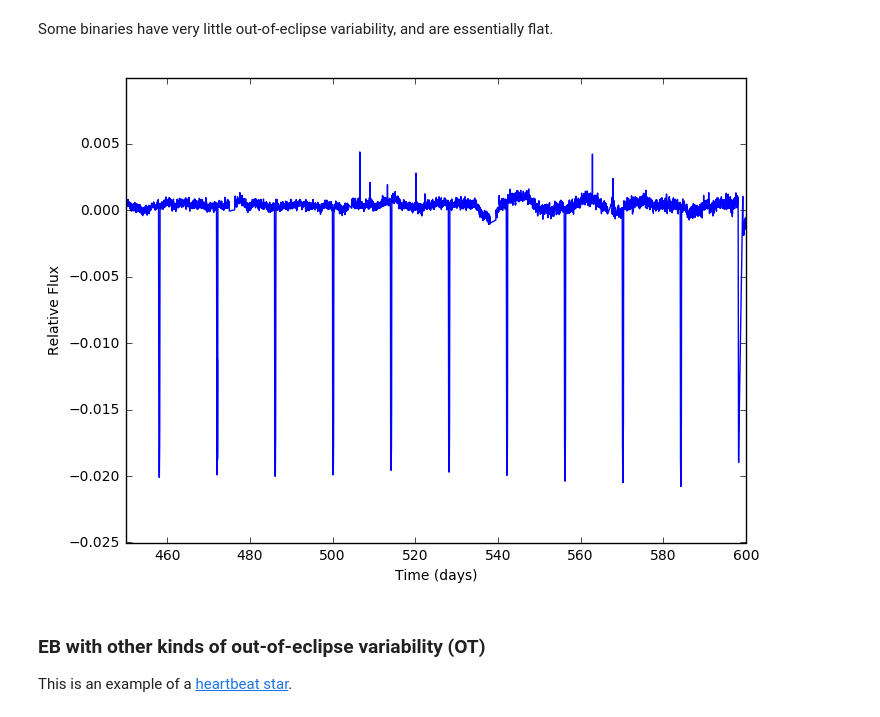
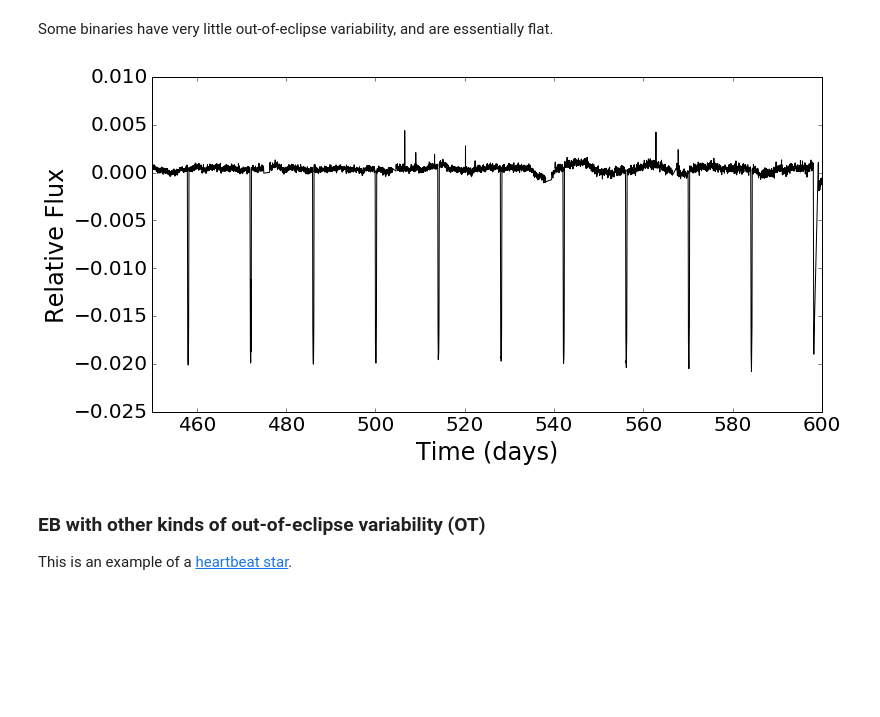
Before and after one commit to jadilia/decatur, a Jupyter notebook: classification.ipynb, the cells around one changed output. Saved outputs shown, nothing was run; the diff lists cells and outputs as text; code cells hidden in the pictures; blank space fills up the shorter version.

```diff
--- a/classification.ipynb
+++ b/classification.ipynb
@@ -67,16 +71,17 @@ Some binaries have very little out-of-eclipse variability, and are essentially f
 eb_flat = decatur.eclipsing_binary.EclipsingBinary.from_kic(1571511)
 eb_flat.detrend_and_normalize()
 # %%
-plt.figure(figsize=(8, 6))
-plt.plot(eb_flat.l_curve.times, eb_flat.l_curve.fluxes)
+plt.figure(figsize=(12, 6))
+plt.plot(eb_flat.l_curve.times, eb_flat.l_curve.fluxes, color = 'black')
 plt.xlim(450, 600)
+plt.tick_params(labelsize=20)
 plt.ylim(-0.025, 0.01)
-plt.xlabel('Time (days)')
-plt.ylabel('Relative Flux')
+plt.xlabel('Time (days)', fontsize = 24)
+plt.ylabel('Relative Flux', fontsize = 24)
+plt.savefig('FL_example.pdf')
 plt.show()
-plt.show()
 # %% [output]
-[figure, old version]
+[figure, new version]
 # %% [markdown]
 ### EB with other kinds of out-of-eclipse variability (OT)
 
```
Also changed, not shown: parts of 3 cells of this notebook, 1 other file.
